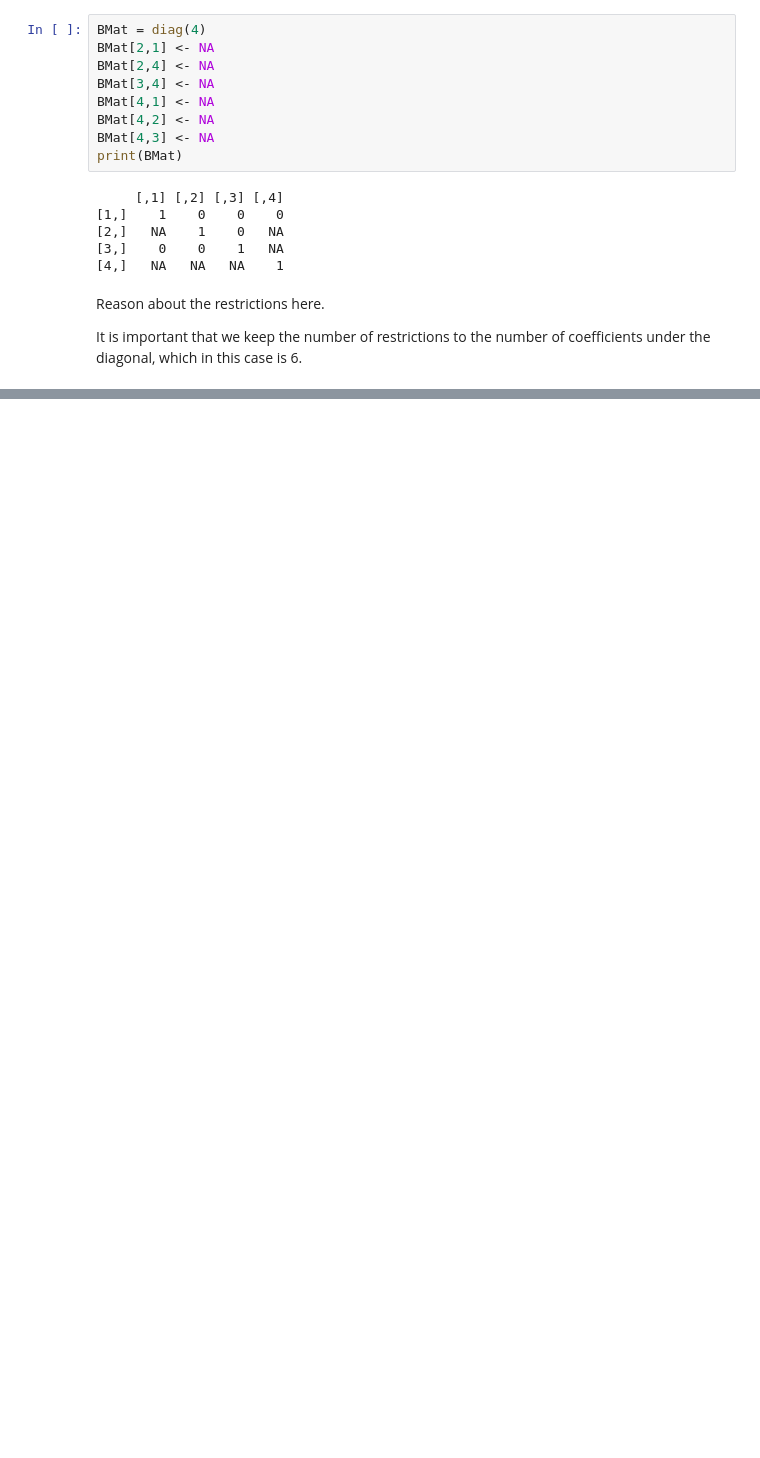
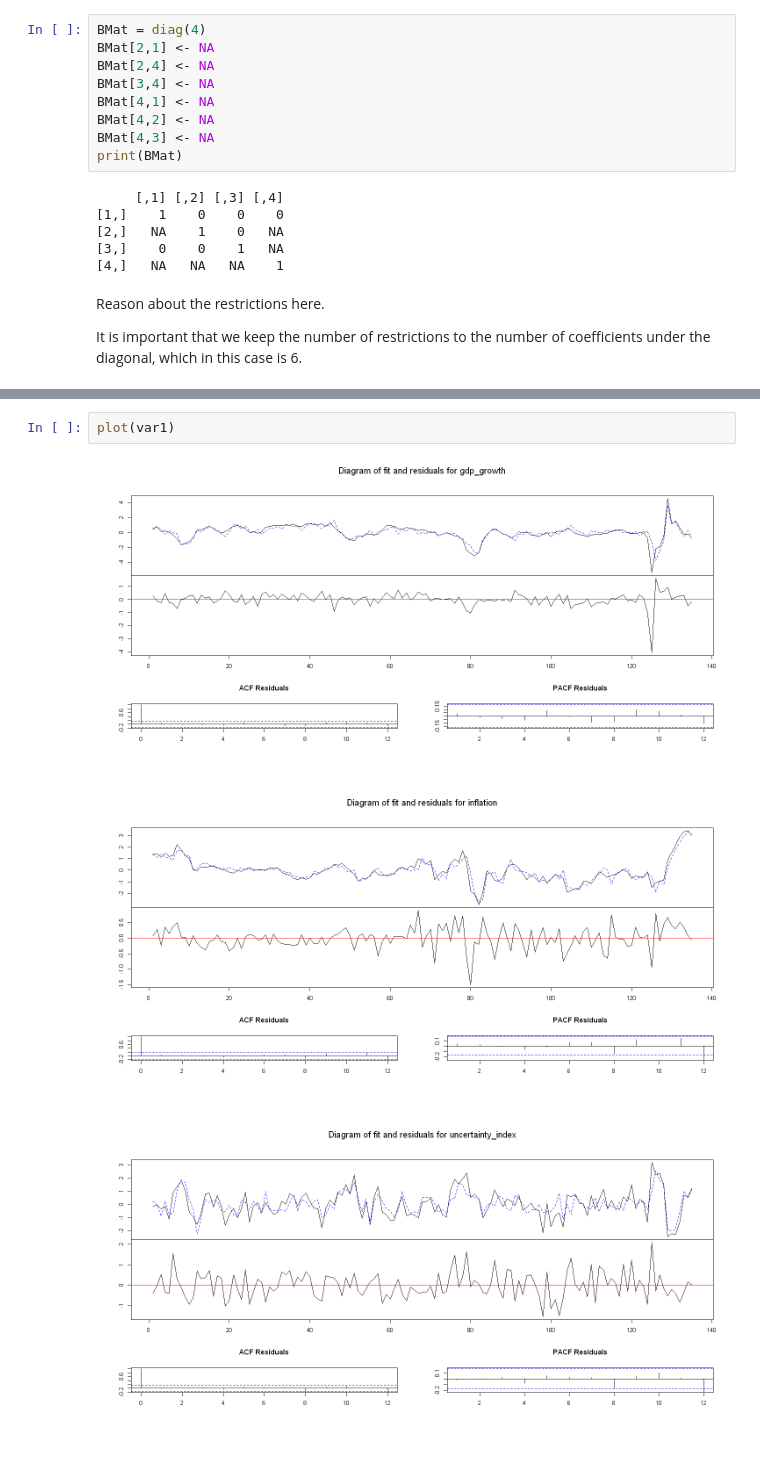
Before and after one commit to PetrCala/macro_tools_term_paper, a Jupyter notebook: code/cala_termpaper_main.ipynb, the cells around one changed output, grey strips where cells are left out. Drawn from its saved outputs; the diff is of its cells as text; blank space fills up the shorter version.

```diff
--- a/code/cala_termpaper_main.ipynb
+++ b/code/cala_termpaper_main.ipynb
@@ -674,0 +733,6 @@ plot(structVAR1_irf)
+# %%
+plot(var1)
+# %% [output]
+[figure, added]
+[figure, added]
+[figure, added]
```
Also changed, not shown: parts of 20 cells of this notebook, 1 other file.
